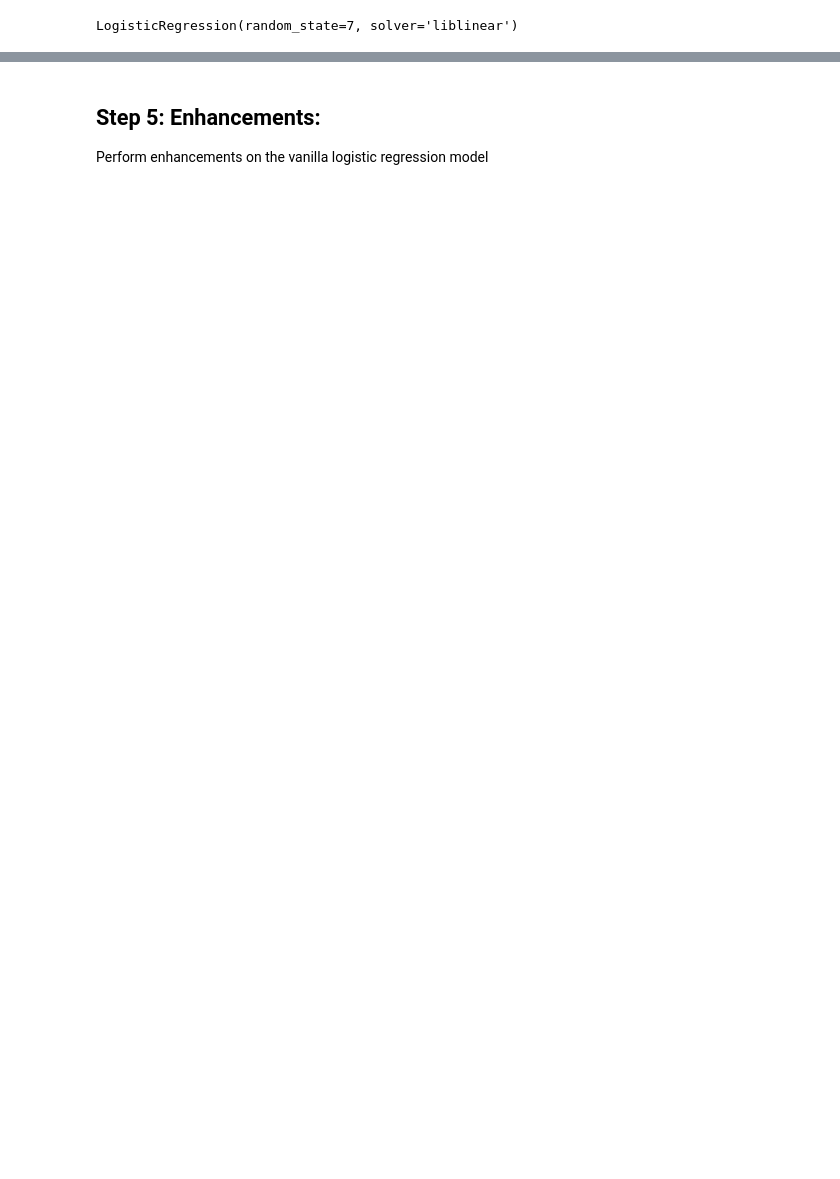
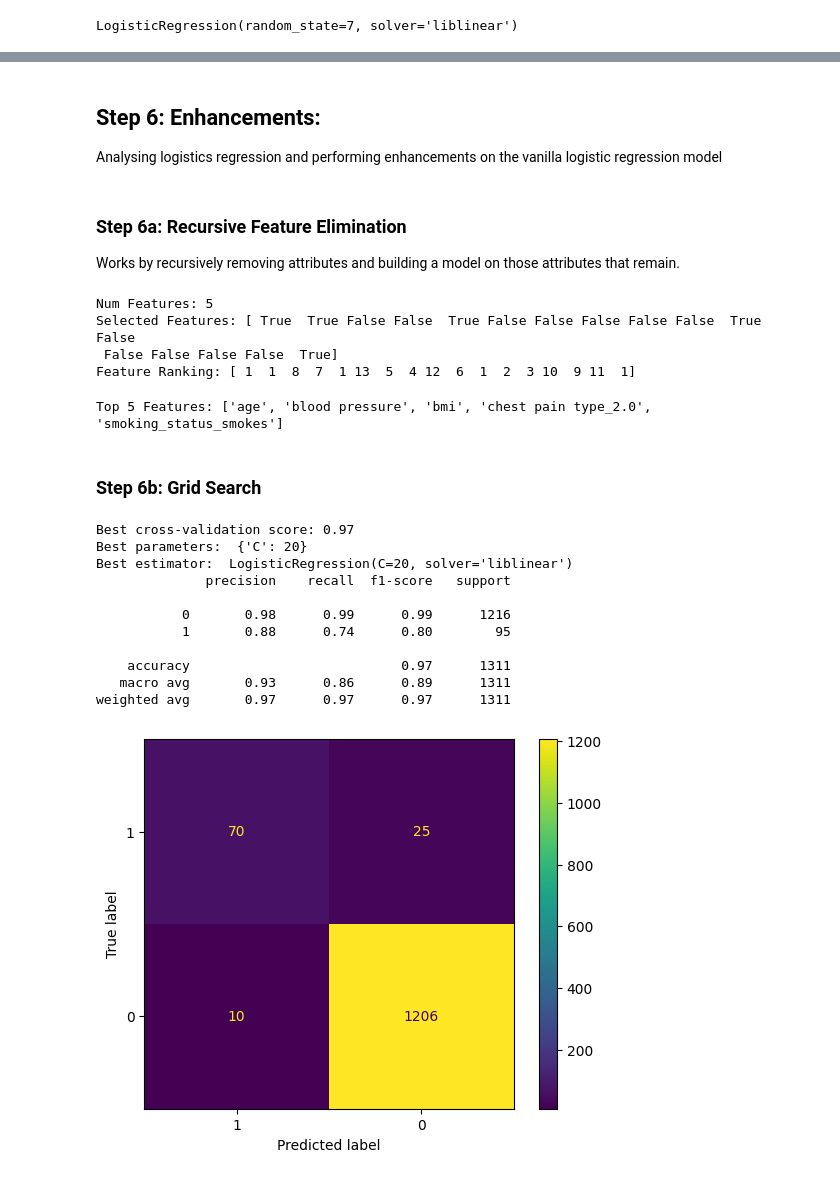
Before and after one commit to eugenelian/DBTT_G5T1, a Jupyter notebook: notebooks/triage_classification.ipynb, the cells around one changed output, grey strips where cells are left out. Cells and saved outputs as stored; diff of their text form; code cells hidden in the pictures; blank space fills up the shorter version.

Commit message:
feat: added RFE and grid search to triage classification

```diff
--- a/notebooks/triage_classification.ipynb
+++ b/notebooks/triage_classification.ipynb
@@ -412,3 +427,76 @@ weighted avg       0.97      0.97      0.96      1311
 # %% [markdown]
-## Step 5: Enhancements:
-Perform enhancements on the vanilla logistic regression model
+## Step 6: Enhancements:
+Analysing logistics regression and performing enhancements on the vanilla logistic regression model
+# %% [markdown]
+### Step 6a: Recursive Feature Elimination
+Works by recursively removing attributes and building a model on those attributes that remain.
+# %%
+# Set number of features to select
+n_features_to_select = 5
+
+# Defining logistics regression
+rfe = RFE(logreg, n_features_to_select=n_features_to_select)
+
+# Declaring X and y for RFE by combining the X_train with X_test, y_train with y_test
+rfe_X, rfe_y = (
+    pd.concat([X_train, X_test], axis=0).sort_index(),
+    pd.concat([y_train, y_test], axis=0).sort_index(),
+)
+fit = rfe.fit(rfe_X, rfe_y)
+
+print("Num Features: %d" % fit.n_features_)
+print("Selected Features: %s" % fit.support_)
+print("Feature Ranking: %s" % fit.ranking_)
+# %% [output]
+Num Features: 5
+Selected Features: [ True  True False False  True False False False False False  True False
+ False False False False  True]
+Feature Ranking: [ 1  1  8  7  1 13  5  4 12  6  1  2  3 10  9 11  1]
+# %%
+# Get the top-3 feature_names
+selected = fit.support_
+feature_names = rfe_X.columns
+
+# Obtain mapping to feature names
+top_features = feature_names[selected]
+
+print(f"Top {n_features_to_select} Features: {list(top_features)}")
+# %% [output]
+Top 5 Features: ['age', 'blood pressure', 'bmi', 'chest pain type_2.0', 'smoking_status_smokes']
+# %% [markdown]
+### Step 6b: Grid Search
+# %%
+# Create a grid search for parameter for logistic regression
+param_grid = {"C": [0.01, 0.1, 1, 10, 20]}
+grid = GridSearchCV(LogisticRegression(solver="liblinear"), param_grid, cv=5)
+
+grid.fit(X_train, y_train)
+
+print("Best cross-validation score: {:.2f}".format(grid.best_score_))
+print("Best parameters: ", grid.best_params_)
+print("Best estimator: ", grid.best_estimator_)
+
+# Make prediction
+y_pred = grid.predict(X_test)
+
+# Compute confusion matrix
+labels = [1, 0]
+cm = confusion_matrix(y_test, y_pred, labels=labels)
+disp = ConfusionMatrixDisplay(confusion_matrix=cm, display_labels=labels)
+disp.plot()
+
+# Look at the value for both 1 and 0 class, the model can predict 0 better than 1
+print(classification_report(y_test, y_pred))
+# %% [output]
+Best cross-validation score: 0.97
+Best parameters:  {'C': 20}
+Best estimator:  LogisticRegression(C=20, solver='liblinear')
+              precision    recall  f1-score   support
+
+           0       0.98      0.99      0.99      1216
+           1       0.88      0.74      0.80        95
+
+    accuracy                           0.97      1311
+   macro avg       0.93      0.86      0.89      1311
+weighted avg       0.97      0.97      0.97      1311
+[figure, added]
```
Also changed, not shown: parts of 6 cells of this notebook.
